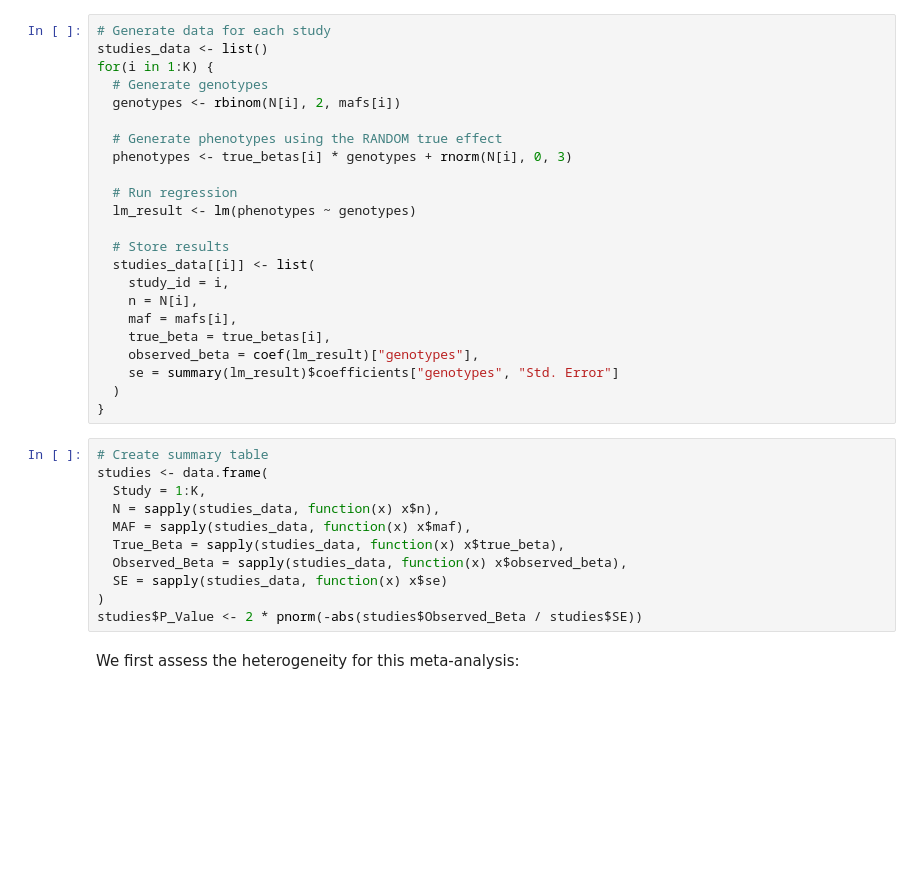
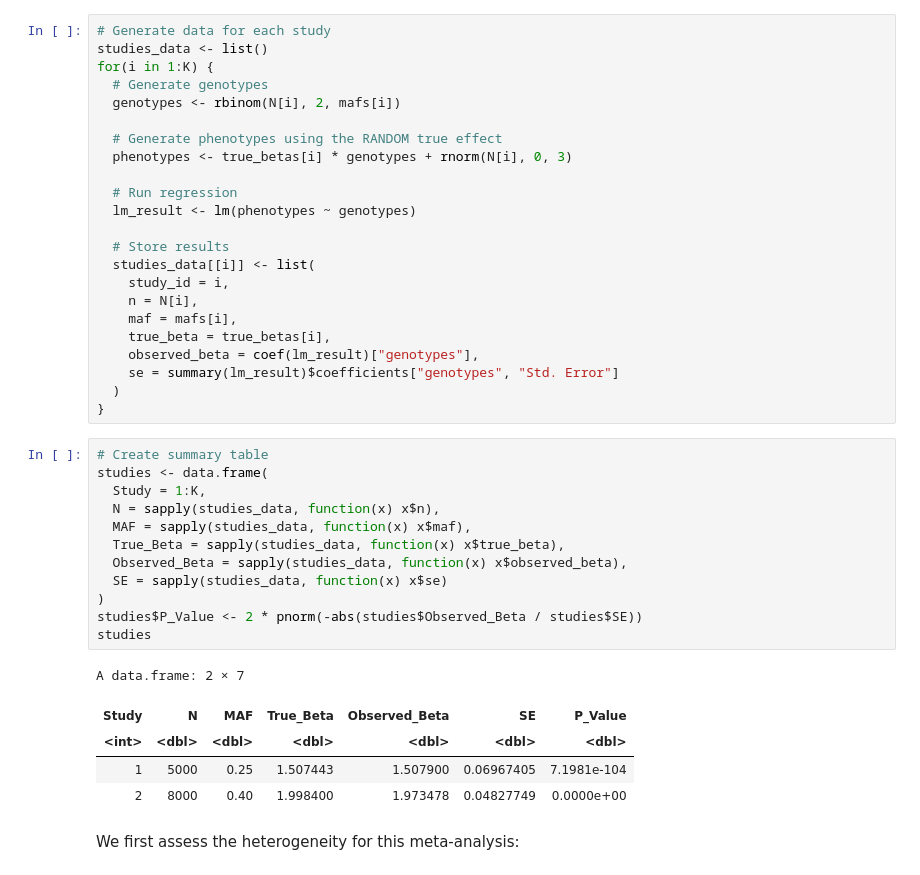
Before and after one commit to StatFunGen/statgen-primer, a Jupyter notebook: meta_analysis_random_effect.ipynb, the cells around one changed output. Saved outputs shown, nothing was run; the diff lists cells and outputs as text; blank space fills up the shorter version.

```diff
--- a/meta_analysis_random_effect.ipynb
+++ b/meta_analysis_random_effect.ipynb
@@ -141,14 +123,21 @@ for(i in 1:K) {
 # %%
 # Create summary table
 studies <- data.frame(
   Study = 1:K,
   N = sapply(studies_data, function(x) x$n),
   MAF = sapply(studies_data, function(x) x$maf),
   True_Beta = sapply(studies_data, function(x) x$true_beta),
   Observed_Beta = sapply(studies_data, function(x) x$observed_beta),
   SE = sapply(studies_data, function(x) x$se)
 )
 studies$P_Value <- 2 * pnorm(-abs(studies$Observed_Beta / studies$SE))
+studies
+# %% [output]
+A data.frame: 2 × 7
+| Study | N | MAF | True_Beta | Observed_Beta | SE | P_Value |
+| <int> | <dbl> | <dbl> | <dbl> | <dbl> | <dbl> | <dbl> |
+| 1 | 5000 | 0.25 | 1.507443 | 1.507900 | 0.06967405 | 7.1981e-104 |
+| 2 | 8000 | 0.40 | 1.998400 | 1.973478 | 0.04827749 | 0.0000e+00 |
 # %% [markdown]
 We first assess the heterogeneity for this meta-analysis:
 # %%
```
Also changed, not shown: parts of 12 cells of this notebook, 44 other files.
